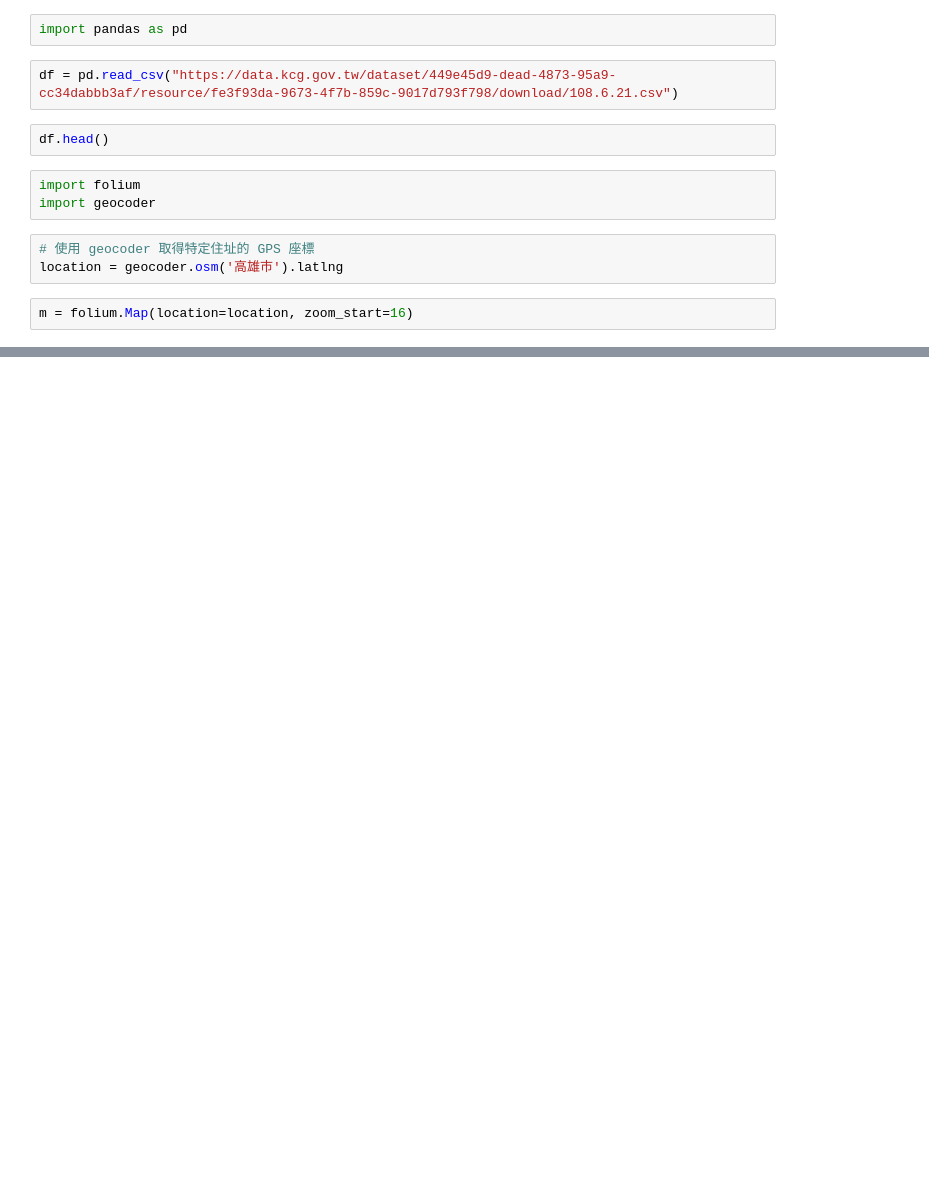
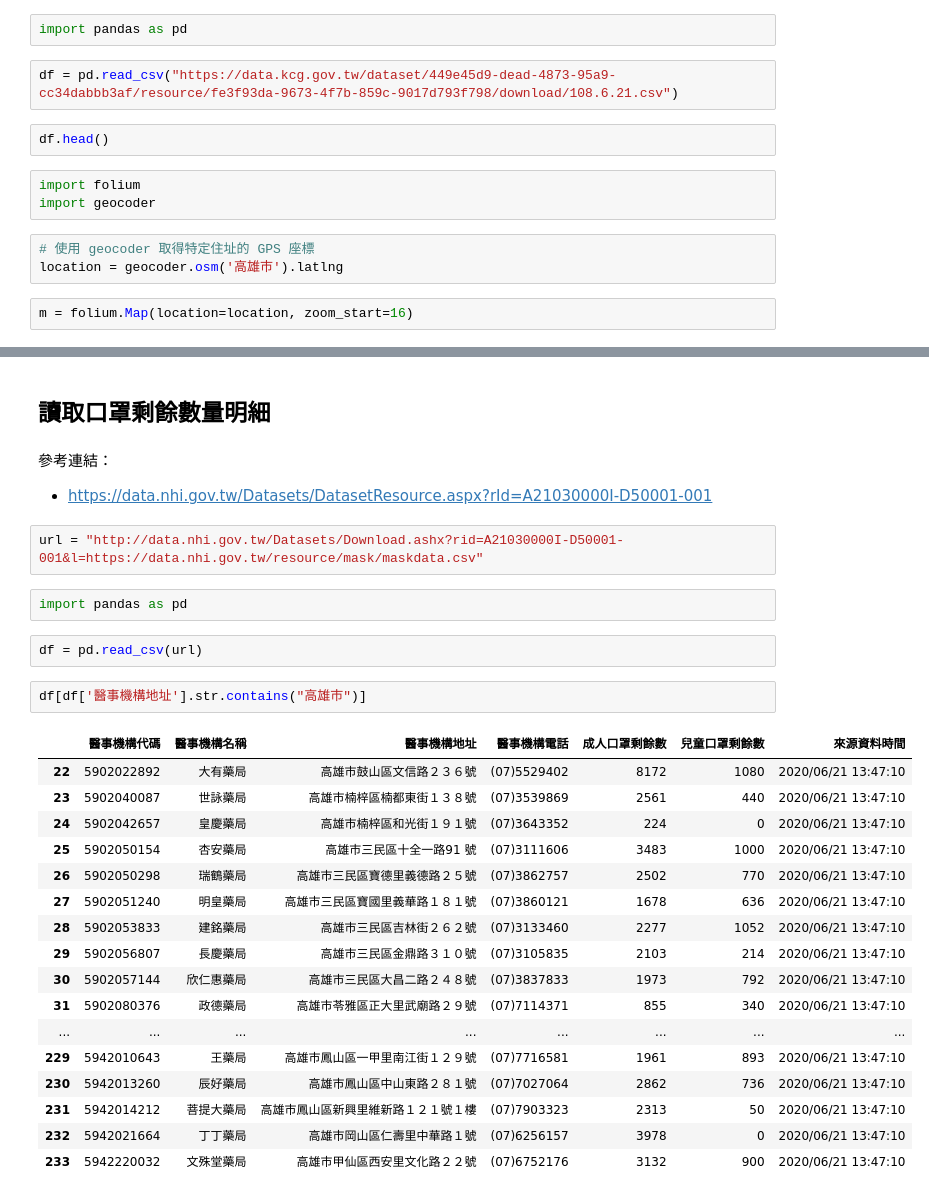
Before and after one commit to victorgau/python_crawler, a Jupyter notebook: 4-1 抓取CSV資料.ipynb, the cells around one changed output, grey strips where cells are left out. Saved outputs shown, nothing was run; the diff lists cells and outputs as text; blank space fills up the shorter version.

```diff
--- a/4-1 抓取CSV資料.ipynb
+++ b/4-1 抓取CSV資料.ipynb
@@ -35,0 +43,32 @@ m
+# %% [markdown]
+## 讀取口罩剩餘數量明細
+# %% [markdown]
+參考連結：
+
+* https://data.nhi.gov.tw/Datasets/DatasetResource.aspx?rId=A21030000I-D50001-001
+# %%
+url = "http://data.nhi.gov.tw/Datasets/Download.ashx?rid=A21030000I-D50001-001&l=https://data.nhi.gov.tw/resource/mask/maskdata.csv"
+# %%
+import pandas as pd
+# %%
+df = pd.read_csv(url)
+# %%
+df[df['醫事機構地址'].str.contains("高雄市")]
+# %% [output]
+|  | 醫事機構代碼 | 醫事機構名稱 | 醫事機構地址 | 醫事機構電話 | 成人口罩剩餘數 | 兒童口罩剩餘數 | 來源資料時間 |
+| 22 | 5902022892 | 大有藥局 | 高雄市鼓山區文信路２３６號 | (07)5529402 | 8172 | 1080 | 2020/06/21 13:47:10 |
+| 23 | 5902040087 | 世詠藥局 | 高雄市楠梓區楠都東街１３８號 | (07)3539869 | 2561 | 440 | 2020/06/21 13:47:10 |
+| 24 | 5902042657 | 皇慶藥局 | 高雄市楠梓區和光街１９１號 | (07)3643352 | 224 | 0 | 2020/06/21 13:47:10 |
+| 25 | 5902050154 | 杏安藥局 | 高雄市三民區十全一路91 號 | (07)3111606 | 3483 | 1000 | 2020/06/21 13:47:10 |
+| 26 | 5902050298 | 瑞鶴藥局 | 高雄市三民區寶德里義德路２５號 | (07)3862757 | 2502 | 770 | 2020/06/21 13:47:10 |
+| 27 | 5902051240 | 明皇藥局 | 高雄市三民區寶國里義華路１８１號 | (07)3860121 | 1678 | 636 | 2020/06/21 13:47:10 |
+| 28 | 5902053833 | 建銘藥局 | 高雄市三民區吉林街２６２號 | (07)3133460 | 2277 | 1052 | 2020/06/21 13:47:10 |
+| 29 | 5902056807 | 長慶藥局 | 高雄市三民區金鼎路３１０號 | (07)3105835 | 2103 | 214 | 2020/06/21 13:47:10 |
+| 30 | 5902057144 | 欣仁惠藥局 | 高雄市三民區大昌二路２４８號 | (07)3837833 | 1973 | 792 | 2020/06/21 13:47:10 |
+| 31 | 5902080376 | 政德藥局 | 高雄市苓雅區正大里武廟路２９號 | (07)7114371 | 855 | 340 | 2020/06/21 13:47:10 |
+| ... | ... | ... | ... | ... | ... | ... | ... |
+| 229 | 5942010643 | 王藥局 | 高雄市鳳山區一甲里南江街１２９號 | (07)7716581 | 1961 | 893 | 2020/06/21 13:47:10 |
+| 230 | 5942013260 | 辰好藥局 | 高雄市鳳山區中山東路２８１號 | (07)7027064 | 2862 | 736 | 2020/06/21 13:47:10 |
+| 231 | 5942014212 | 菩提大藥局 | 高雄市鳳山區新興里維新路１２１號１樓 | (07)7903323 | 2313 | 50 | 2020/06/21 13:47:10 |
+| 232 | 5942021664 | 丁丁藥局 | 高雄市岡山區仁壽里中華路１號 | (07)6256157 | 3978 | 0 | 2020/06/21 13:47:10 |
+| 233 | 5942220032 | 文殊堂藥局 | 高雄市甲仙區西安里文化路２２號 | (07)6752176 | 3132 | 900 | 2020/06/21 13:47:10 |
```
Also changed, not shown: parts of 2 cells of this notebook, 12 other files.
